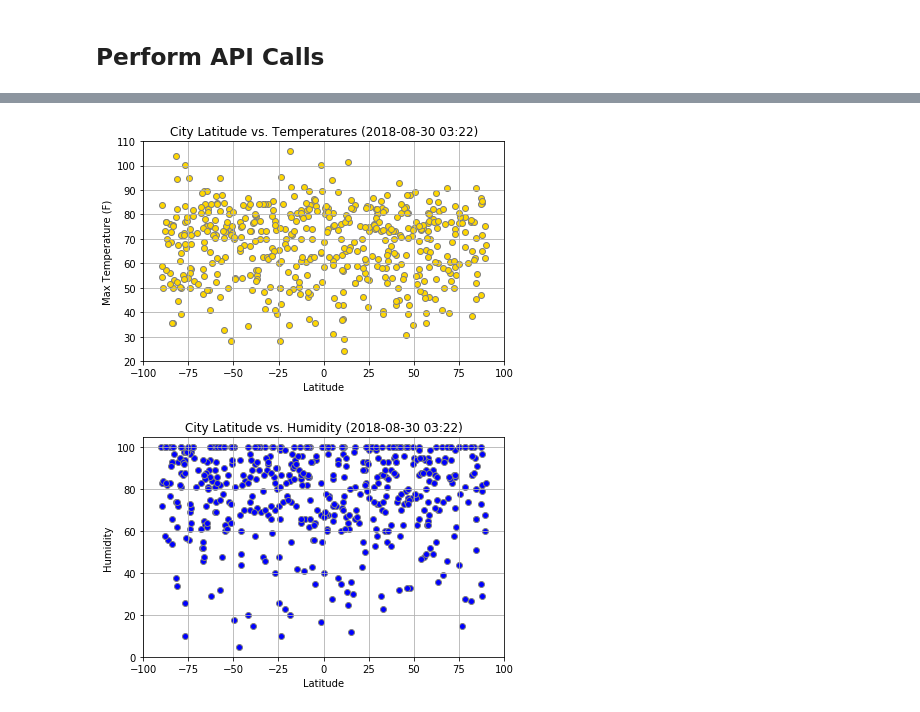
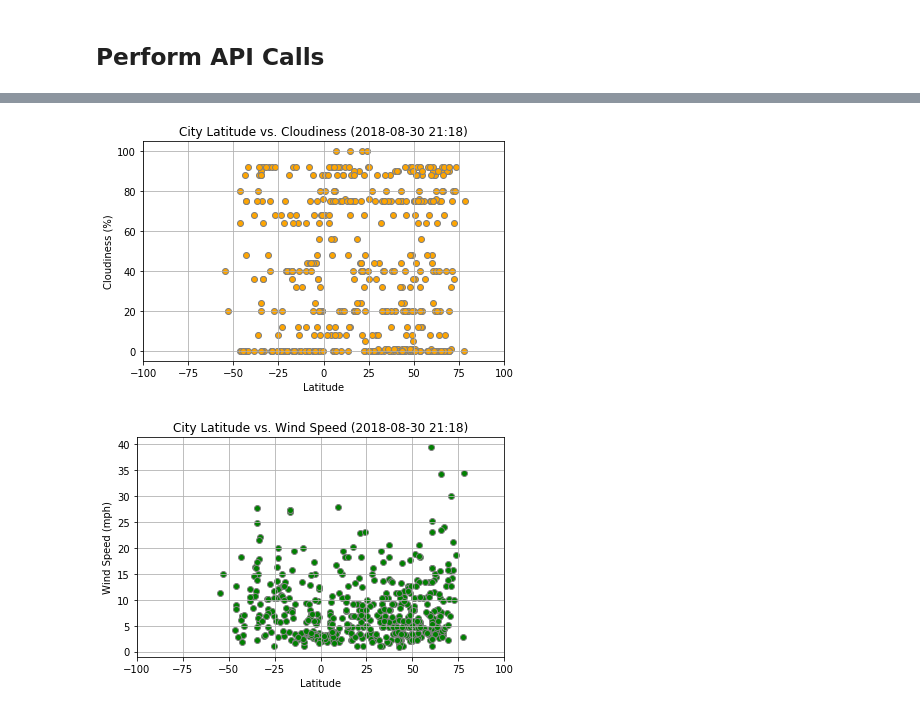
Before and after one commit to Shail-Shouryya/Weather-Analysis-via-Latitude, a Jupyter notebook: starter_code/WeatherPy.ipynb, the cells around one changed output, grey strips where cells are left out. Drawn from its saved outputs; the diff is of its cells as text; code cells hidden in the pictures.

```diff
--- a/starter_code/WeatherPy.ipynb
+++ b/starter_code/WeatherPy.ipynb
@@ -180,28 +247,30 @@ df
 # %%
-temperatureLatitudePlot = plt.scatter(latitudes, temperatures, color="Gold", alpha=1, edgecolor="gray", label="Urban", linewidth=1) #s=driversPerCity*7,
-plt.title(f"City Latitude vs. Temperatures ({now.strftime('%Y-%m-%d %H:%M')})")
+cloudinessLatitudePlot = plt.scatter(latitudes, cloudinesses, marker = 'o', color="Orange", alpha=1, edgecolor="gray", label="Urban", linewidth=1) #s=driversPerCity*7,
+plt.title(f"City Latitude vs. Cloudiness ({now.strftime('%Y-%m-%d %H:%M')})")
 plt.xlabel("Latitude")
 plt.xlim(-100, 100)
-plt.ylabel("Max Temperature (F)")
+plt.ylabel("Cloudiness (%)")
 #plt.text(42, 42, s="Note: Circle size correlates with driver count per city.")
 plt.grid()
 #plt.legend( handles=[urbanPlot, suburbanPlot, ruralPlot], loc="best")
-plt.savefig("latitudeVStemperature.png")
+plt.savefig("latitudeVScloudiness.png", dpi = 1000, linewidth=1)
 plt.tight_layout()
 #################################################################################################################
+plt.show()
 # %% [output]
-[figure, old version]
+[figure, new version]
 # %%
-humidityLatitudePlot = plt.scatter(latitudes, humidities, color="Blue", alpha=1, edgecolor="gray", label="Urban", linewidth=1) #s=driversPerCity*7,
-plt.title(f"City Latitude vs. Humidity ({now.strftime('%Y-%m-%d %H:%M')})")
+windSpeedLatitudePlot = plt.scatter(latitudes, windSpeeds, color="Green", alpha=1, edgecolor="gray", label="Urban", linewidth=1) #s=driversPerCity*7,
+plt.title(f"City Latitude vs. Wind Speed ({now.strftime('%Y-%m-%d %H:%M')})")
 plt.xlabel("Latitude")
 plt.xlim(-100, 100)
-plt.ylabel("Humidity")
+plt.ylabel("Wind Speed (mph)")
 #plt.text(42, 42, s="Note: Circle size correlates with driver count per city.")
 plt.grid()
 #plt.legend( handles=[urbanPlot, suburbanPlot, ruralPlot], loc="best")
-plt.savefig("latitudeVShumidity.png")
+plt.savefig("latitudeVSwindspeeds.png", dpi = 1000, linewidth=1)
 plt.tight_layout()
 #################################################################################################################
+plt.show()
 # %% [output]
-[figure, old version]
+[figure, new version]
```
Also changed, not shown: parts of 8 cells of this notebook, 6 other files.
